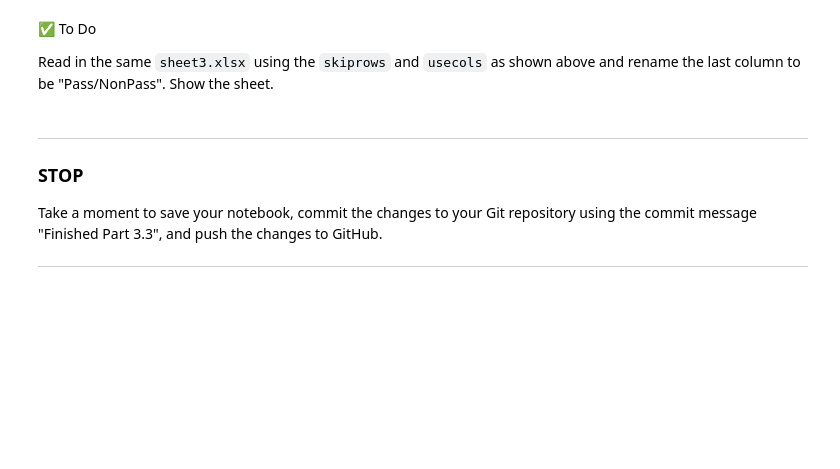
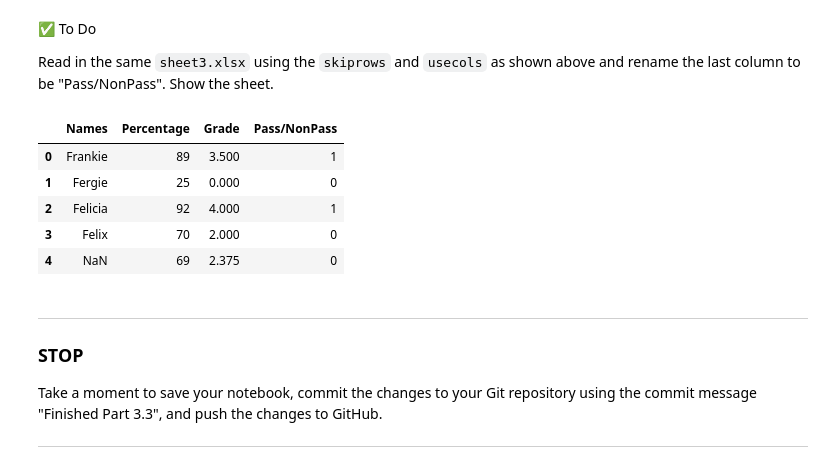
Before and after one commit to Jianqi-Liu/cmse202-s20-turnin, a Jupyter notebook: hw-01/HW-01_GitPracticeDebuggingAndMigrantFlow-STUDENT.ipynb, the cells around one changed output. Cells and saved outputs as stored; diff of their text form; code cells hidden in the pictures; blank space fills up the shorter version.

```diff
--- a/hw-01/HW-01_GitPracticeDebuggingAndMigrantFlow-STUDENT.ipynb
+++ b/hw-01/HW-01_GitPracticeDebuggingAndMigrantFlow-STUDENT.ipynb
@@ -308,3 +332,15 @@ Read in the same `sheet3.xlsx` using the `skiprows` and `usecols` as shown above
+# %%
+# your code here
+df = pd.read_excel('sheet3.xlsx', skiprows=[0], usecols=[1,2,3,4])
+df.rename(columns={"Unnamed: 4":"Pass/NonPass"}, inplace=True)
+df
+# %% [output]
+|  | Names | Percentage | Grade | Pass/NonPass |
+| 0 | Frankie | 89 | 3.500 | 1 |
+| 1 | Fergie | 25 | 0.000 | 0 |
+| 2 | Felicia | 92 | 4.000 | 1 |
+| 3 | Felix | 70 | 2.000 | 0 |
+| 4 | NaN | 69 | 2.375 | 0 |
 # %% [markdown]
 ---
 ### STOP
```
Also changed, not shown: parts of 5 cells of this notebook.
